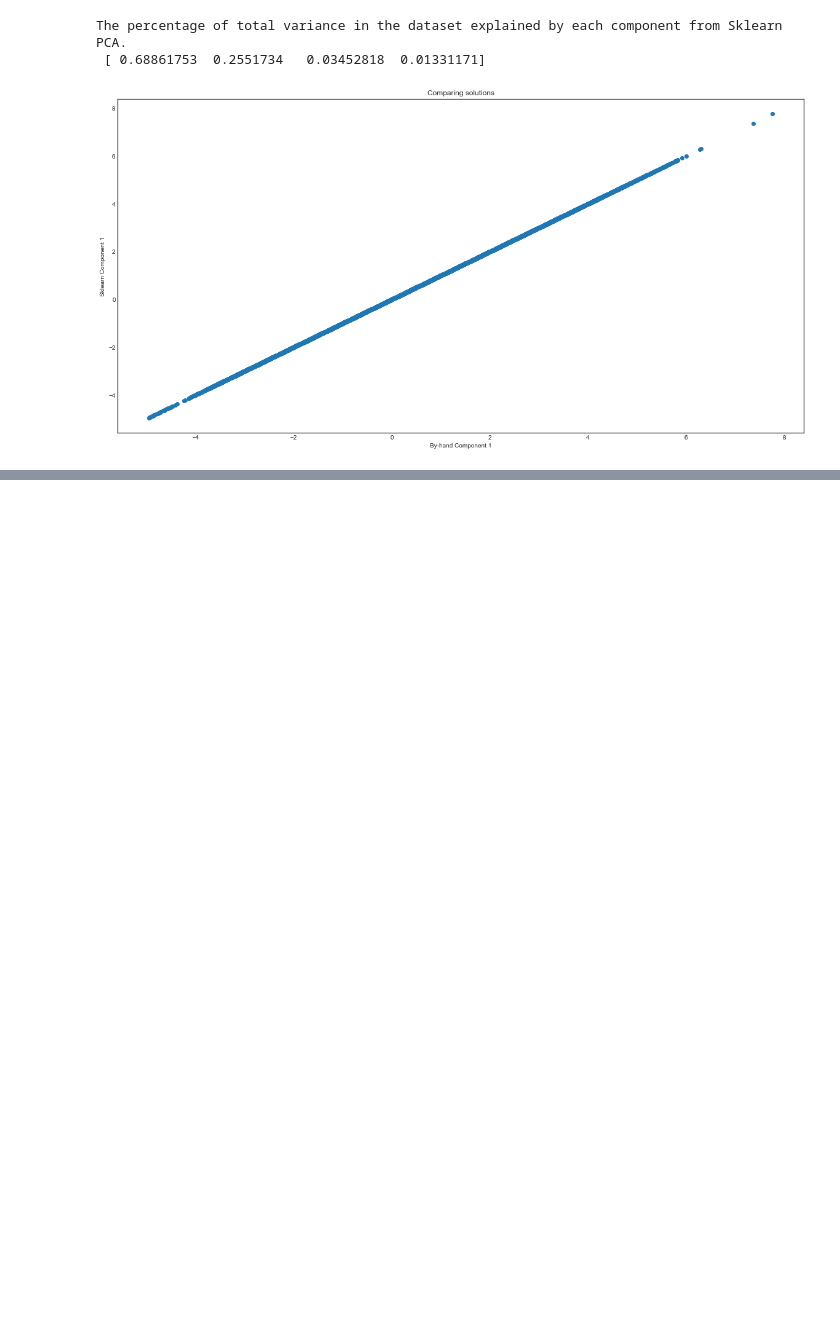
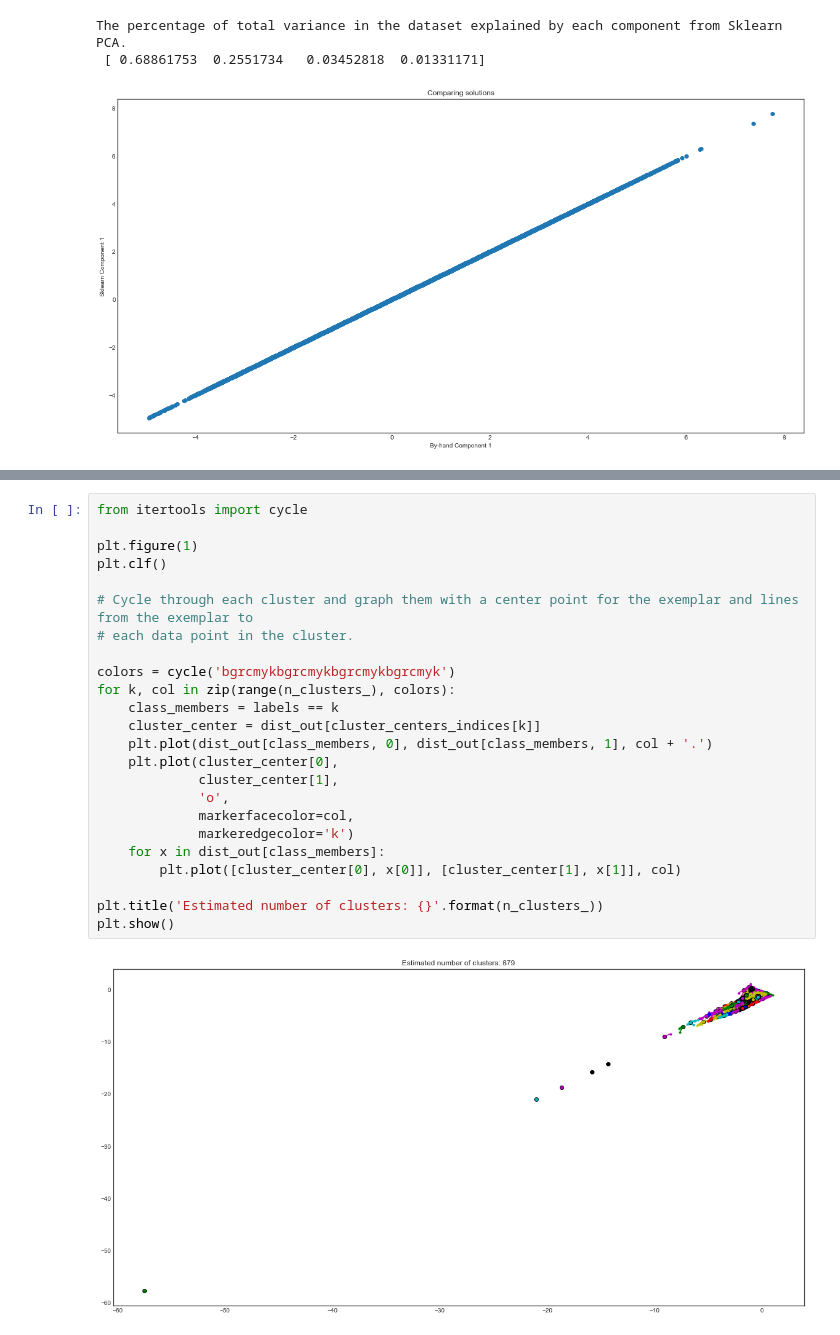
Before and after one commit to milabknowin/Thinkful, a Jupyter notebook: Unsupervised_Learning/Clusters/Boston_Marathon_Challenge.ipynb, the cells around one changed output, grey strips where cells are left out. Saved outputs shown, nothing was run; the diff lists cells and outputs as text; blank space fills up the shorter version.

```diff
--- a/Unsupervised_Learning/Clusters/Boston_Marathon_Challenge.ipynb
+++ b/Unsupervised_Learning/Clusters/Boston_Marathon_Challenge.ipynb
@@ -507,0 +534,26 @@ row_0
+# %%
+from itertools import cycle
+
+plt.figure(1)
+plt.clf()
+
+# Cycle through each cluster and graph them with a center point for the exemplar and lines from the exemplar to
+# each data point in the cluster.
+
+colors = cycle('bgrcmykbgrcmykbgrcmykbgrcmyk')
+for k, col in zip(range(n_clusters_), colors):
+    class_members = labels == k
+    cluster_center = dist_out[cluster_centers_indices[k]]
+    plt.plot(dist_out[class_members, 0], dist_out[class_members, 1], col + '.')
+    plt.plot(cluster_center[0],
+             cluster_center[1],
+             'o',
+             markerfacecolor=col,
+             markeredgecolor='k')
+    for x in dist_out[class_members]:
+        plt.plot([cluster_center[0], x[0]], [cluster_center[1], x[1]], col)
+
+plt.title('Estimated number of clusters: {}'.format(n_clusters_))
+plt.show()
+# %% [output]
+[figure, added]
```
Also changed, not shown: parts of 31 cells of this notebook.
